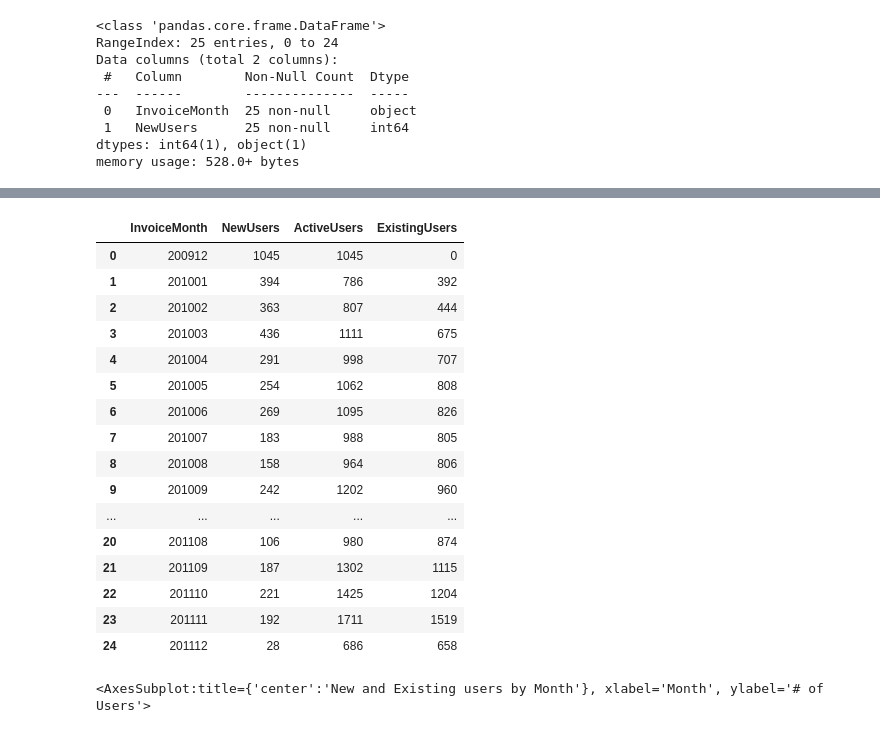
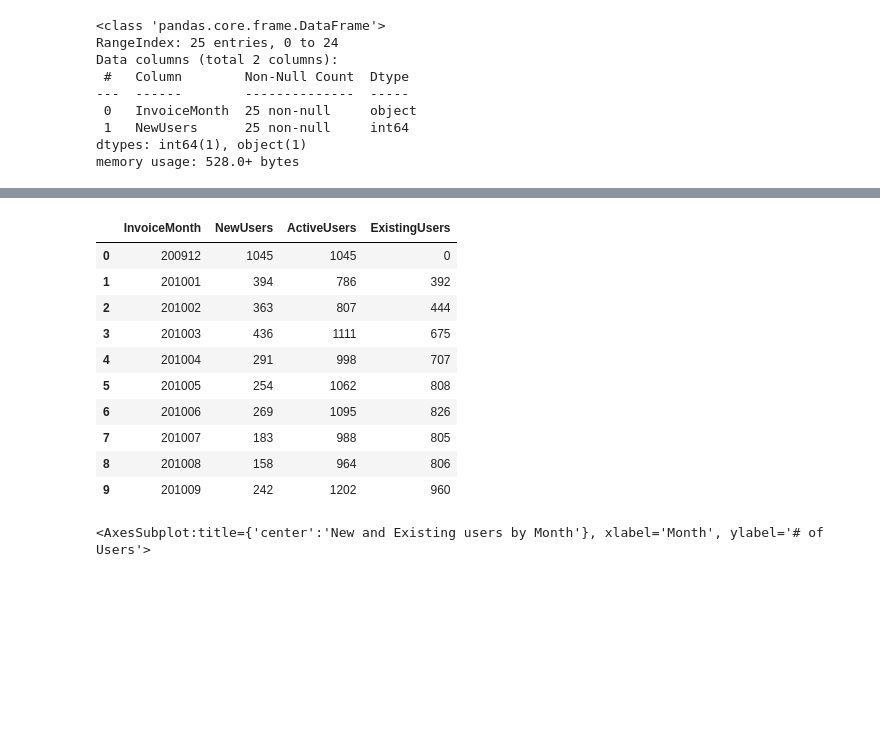
Before and after one commit to jarviscanada/jarvis_data_eng_MiguelDario, a Jupyter notebook: python_data_analytics/python_data_wrangling/retail_data_analytics_wrangling.ipynb, the cells around one changed output, grey strips where cells are left out. Saved outputs shown, nothing was run; the diff lists cells and outputs as text; code cells hidden in the pictures; blank space fills up the shorter version.

```diff
--- a/python_data_analytics/python_data_wrangling/retail_data_analytics_wrangling.ipynb
+++ b/python_data_analytics/python_data_wrangling/retail_data_analytics_wrangling.ipynb
@@ -535,26 +521,20 @@ ex_user_df
 # %%
 #Join new, and exising user data
 
 new_ex = pd.merge(new_user_df, ex_user_df, on = "InvoiceMonth")
-new_ex
+new_ex.head(10)
 # %% [output]
 |  | InvoiceMonth | NewUsers | ActiveUsers | ExistingUsers |
 | 0 | 200912 | 1045 | 1045 | 0 |
 | 1 | 201001 | 394 | 786 | 392 |
 | 2 | 201002 | 363 | 807 | 444 |
 | 3 | 201003 | 436 | 1111 | 675 |
 | 4 | 201004 | 291 | 998 | 707 |
 | 5 | 201005 | 254 | 1062 | 808 |
 | 6 | 201006 | 269 | 1095 | 826 |
 | 7 | 201007 | 183 | 988 | 805 |
 | 8 | 201008 | 158 | 964 | 806 |
 | 9 | 201009 | 242 | 1202 | 960 |
-| ... | ... | ... | ... | ... |
-| 20 | 201108 | 106 | 980 | 874 |
-| 21 | 201109 | 187 | 1302 | 1115 |
-| 22 | 201110 | 221 | 1425 | 1204 |
-| 23 | 201111 | 192 | 1711 | 1519 |
-| 24 | 201112 | 28 | 686 | 658 |
 # %%
 #Plot New, and existing user data
 
```
Also changed, not shown: parts of 33 cells of this notebook.
